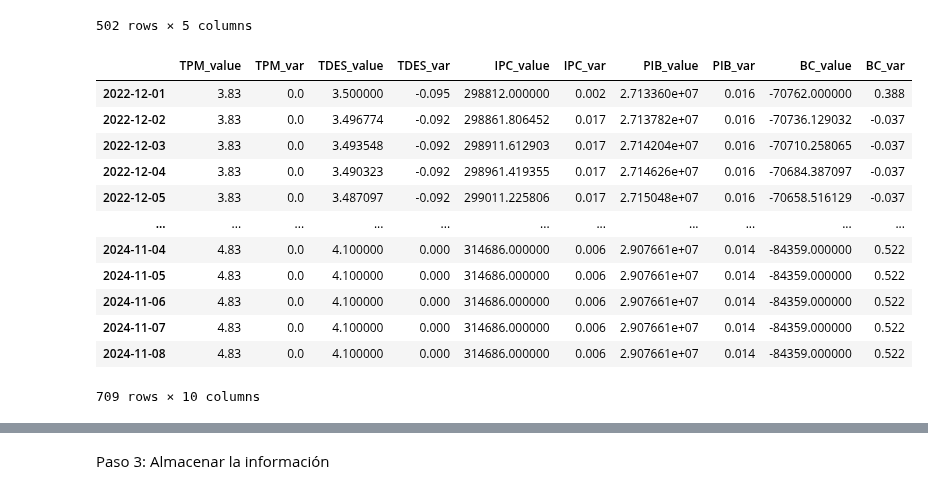
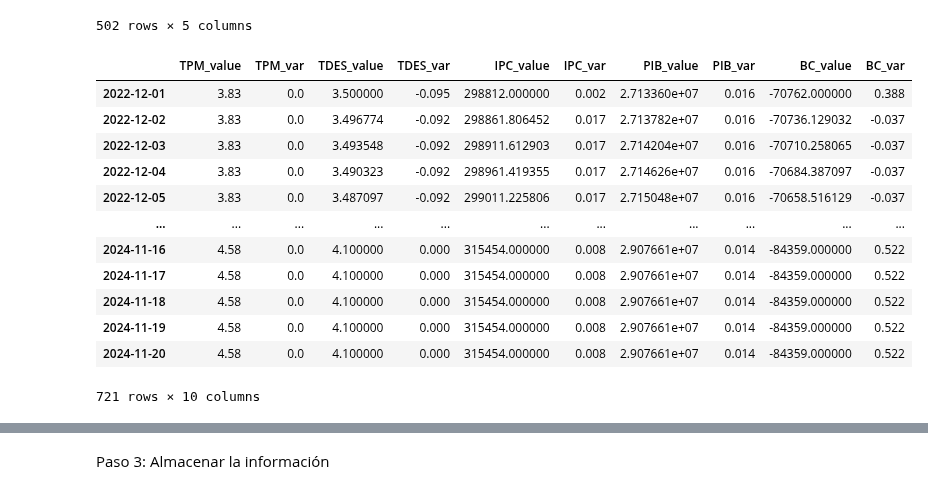
Before and after one commit to diegomacaya/proyecto_DataScience_DMS, a Jupyter notebook: src/Proyecto_Data_Science.ipynb, the cells around one changed output, grey strips where cells are left out. Saved outputs shown, nothing was run; the diff lists cells and outputs as text; code cells hidden in the pictures.

```diff
--- a/src/Proyecto_Data_Science.ipynb
+++ b/src/Proyecto_Data_Science.ipynb
@@ -100,7 +100,7 @@ parametros_fed = {
     "file_type": "json"
 }
 
-data = api_fed(url_fed,parametros_fed, "2021-01-01", "2024-11-08")
+data = api_fed(url_fed,parametros_fed, "2021-01-01", "2024-11-20")
 
 data_GNP = pd.DataFrame(data)
 
@@ -137,7 +137,7 @@ parametros_fed = {
     "series_id": "UNRATE"
 }
 
-data = api_fed(url_fed,parametros_fed, "2021-01-01", "2024-11-08")
+data = api_fed(url_fed,parametros_fed, "2021-01-01", "2024-11-20")
 
 data_UNRATE = pd.DataFrame(data)
 
@@ -174,7 +174,7 @@ parametros_fed = {
     "series_id": "DFF"
 }
 
-data = api_fed(url_fed,parametros_fed, "2021-01-01", "2024-11-08")
+data = api_fed(url_fed,parametros_fed, "2021-01-01", "2024-11-20")
 
 data_DFF= pd.DataFrame(data)
 
@@ -211,7 +211,7 @@ parametros_fed = {
     "series_id": "BOPGSTB"
 }
 
-data = api_fed(url_fed,parametros_fed, "2021-01-01", "2024-11-08")
+data = api_fed(url_fed,parametros_fed, "2021-01-01", "2024-11-20")
 
 data_BOPGSTB= pd.DataFrame(data)
 
@@ -558,38 +558,38 @@ vti
 # %%
 # Crear un rango de fechas para el índice
 fecha_inicio = '2022-12-01'
-fecha_fin = '2024-11-08'
+fecha_fin = '2024-11-20'
 
 rango_fechas = pd.date_range(start=fecha_inicio, end=fecha_fin, freq='D')
 
 
 # Crear el DataFrame base con el índice de fechas
 df_indicadores_D = pd.DataFrame(index=rango_fechas)
 
 # Llenar el DataFrame base con datos de otros DataFrames
 df_indicadores_D = df_indicadores_D.join(df_DFF, how='left')
 df_indicadores_D = df_indicadores_D.join(df_TDES_D, how='left')
 df_indicadores_D = df_indicadores_D.join(df_IPC_D, how='left')
 df_indicadores_D = df_indicadores_D.join(df_PIB_D, how='left')
 df_indicadores_D = df_indicadores_D.join(df_BC_D, how='left')
 
 df_indicadores_D.ffill(inplace=True)
 
 df_indicadores_D
 # %% [output]
 |  | TPM_value | TPM_var | TDES_value | TDES_var | IPC_value | IPC_var | PIB_value | PIB_var | BC_value | BC_var |
 | 2022-12-01 | 3.83 | 0.0 | 3.500000 | -0.095 | 298812.000000 | 0.002 | 2.713360e+07 | 0.016 | -70762.000000 | 0.388 |
 | 2022-12-02 | 3.83 | 0.0 | 3.496774 | -0.092 | 298861.806452 | 0.017 | 2.713782e+07 | 0.016 | -70736.129032 | -0.037 |
 | 2022-12-03 | 3.83 | 0.0 | 3.493548 | -0.092 | 298911.612903 | 0.017 | 2.714204e+07 | 0.016 | -70710.258065 | -0.037 |
 | 2022-12-04 | 3.83 | 0.0 | 3.490323 | -0.092 | 298961.419355 | 0.017 | 2.714626e+07 | 0.016 | -70684.387097 | -0.037 |
 | 2022-12-05 | 3.83 | 0.0 | 3.487097 | -0.092 | 299011.225806 | 0.017 | 2.715048e+07 | 0.016 | -70658.516129 | -0.037 |
 | ... | ... | ... | ... | ... | ... | ... | ... | ... | ... | ... |
-| 2024-11-04 | 4.83 | 0.0 | 4.100000 | 0.000 | 314686.000000 | 0.006 | 2.907661e+07 | 0.014 | -84359.000000 | 0.522 |
-| 2024-11-05 | 4.83 | 0.0 | 4.100000 | 0.000 | 314686.000000 | 0.006 | 2.907661e+07 | 0.014 | -84359.000000 | 0.522 |
-| 2024-11-06 | 4.83 | 0.0 | 4.100000 | 0.000 | 314686.000000 | 0.006 | 2.907661e+07 | 0.014 | -84359.000000 | 0.522 |
-| 2024-11-07 | 4.83 | 0.0 | 4.100000 | 0.000 | 314686.000000 | 0.006 | 2.907661e+07 | 0.014 | -84359.000000 | 0.522 |
-| 2024-11-08 | 4.83 | 0.0 | 4.100000 | 0.000 | 314686.000000 | 0.006 | 2.907661e+07 | 0.014 | -84359.000000 | 0.522 |
+| 2024-11-16 | 4.58 | 0.0 | 4.100000 | 0.000 | 315454.000000 | 0.008 | 2.907661e+07 | 0.014 | -84359.000000 | 0.522 |
+| 2024-11-17 | 4.58 | 0.0 | 4.100000 | 0.000 | 315454.000000 | 0.008 | 2.907661e+07 | 0.014 | -84359.000000 | 0.522 |
+| 2024-11-18 | 4.58 | 0.0 | 4.100000 | 0.000 | 315454.000000 | 0.008 | 2.907661e+07 | 0.014 | -84359.000000 | 0.522 |
+| 2024-11-19 | 4.58 | 0.0 | 4.100000 | 0.000 | 315454.000000 | 0.008 | 2.907661e+07 | 0.014 | -84359.000000 | 0.522 |
+| 2024-11-20 | 4.58 | 0.0 | 4.100000 | 0.000 | 315454.000000 | 0.008 | 2.907661e+07 | 0.014 | -84359.000000 | 0.522 |
-709 rows × 10 columns
+721 rows × 10 columns
 # %%
 df_indicadores_D.index= pd.to_datetime(df_indicadores_D.index, unit='ms').strftime('%Y-%m-%d')
 # %%
```
Also changed, not shown: parts of 40 cells of this notebook, 8 other files.
